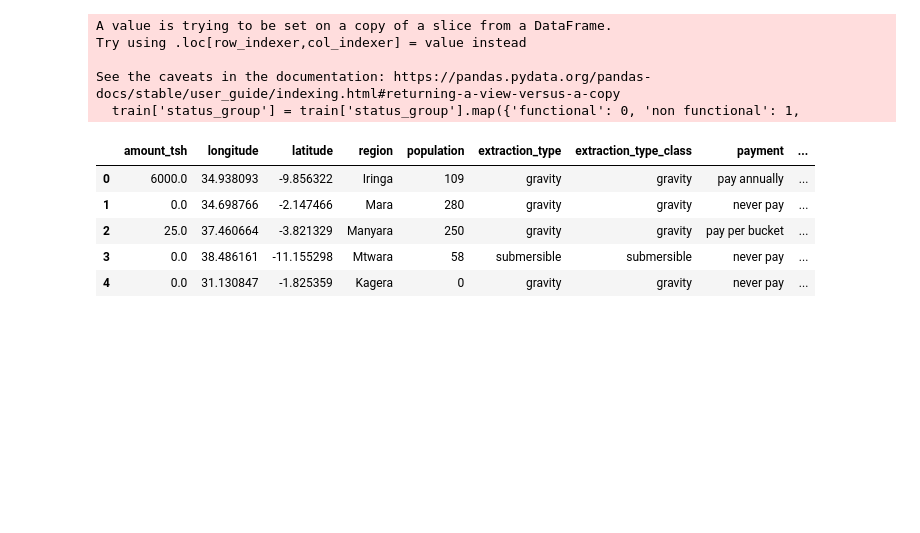
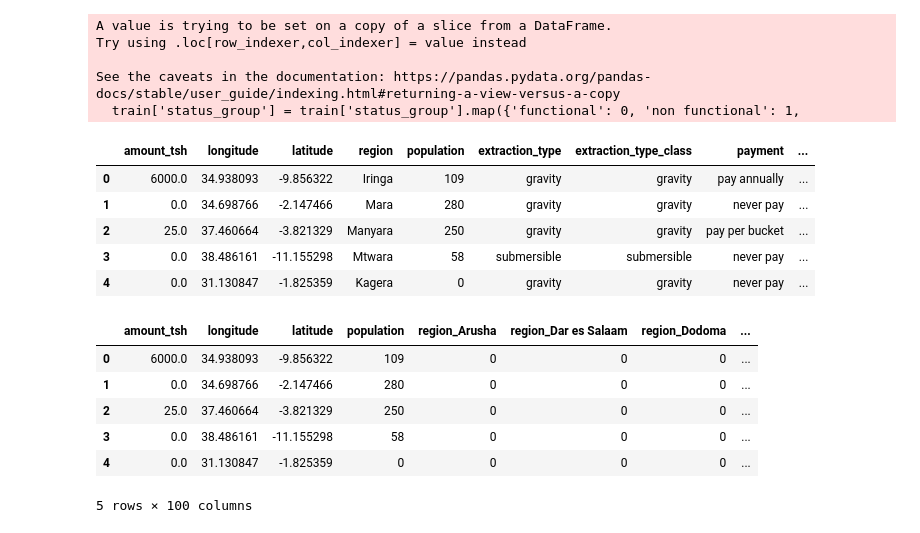
Before and after one commit to klsalcedo/tanzanian_water_wells, a Jupyter notebook: datacleaning.ipynb, the cells around one changed output. Cells and saved outputs as stored; diff of their text form; code cells hidden in the pictures; blank space fills up the shorter version.

```diff
--- a/datacleaning.ipynb
+++ b/datacleaning.ipynb
@@ -128 +130,12 @@ See the caveats in the documentation: https://pandas.pydata.org/pandas-docs/stab
+# %%
+X = pd.get_dummies(X, drop_first=True)
+X.head()
+# %% [output]
+|  | amount_tsh | longitude | latitude | population | region_Arusha | region_Dar es Salaam | region_Dodoma | ... |
+| 0 | 6000.0 | 34.938093 | -9.856322 | 109 | 0 | 0 | 0 | ... |
+| 1 | 0.0 | 34.698766 | -2.147466 | 280 | 0 | 0 | 0 | ... |
+| 2 | 25.0 | 37.460664 | -3.821329 | 250 | 0 | 0 | 0 | ... |
+| 3 | 0.0 | 38.486161 | -11.155298 | 58 | 0 | 0 | 0 | ... |
+| 4 | 0.0 | 31.130847 | -1.825359 | 0 | 0 | 0 | 0 | ... |
+5 rows × 100 columns
 # %%
```
Also changed, not shown: parts of 7 cells of this notebook, 1 other file.
